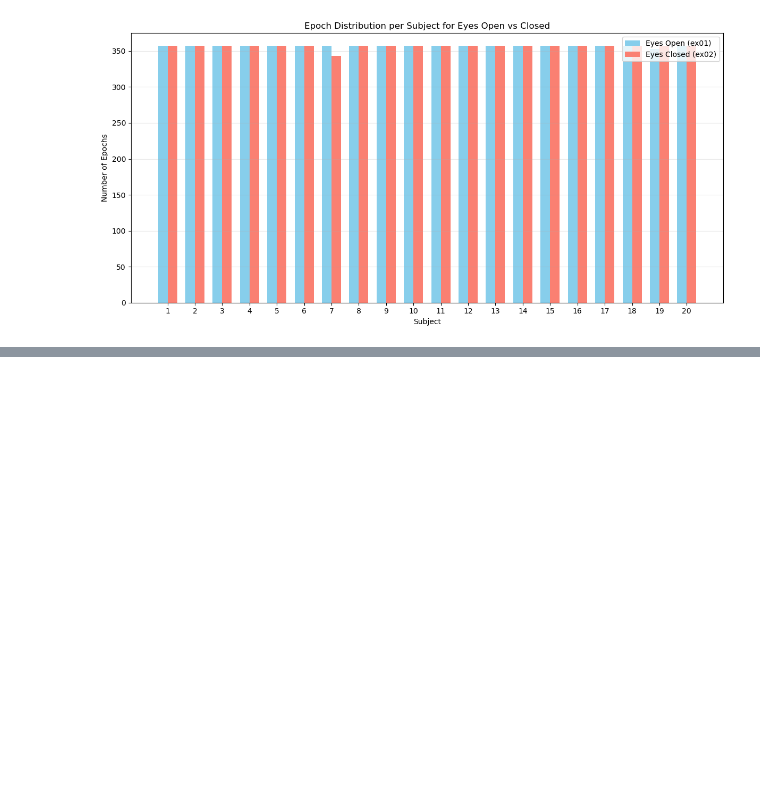
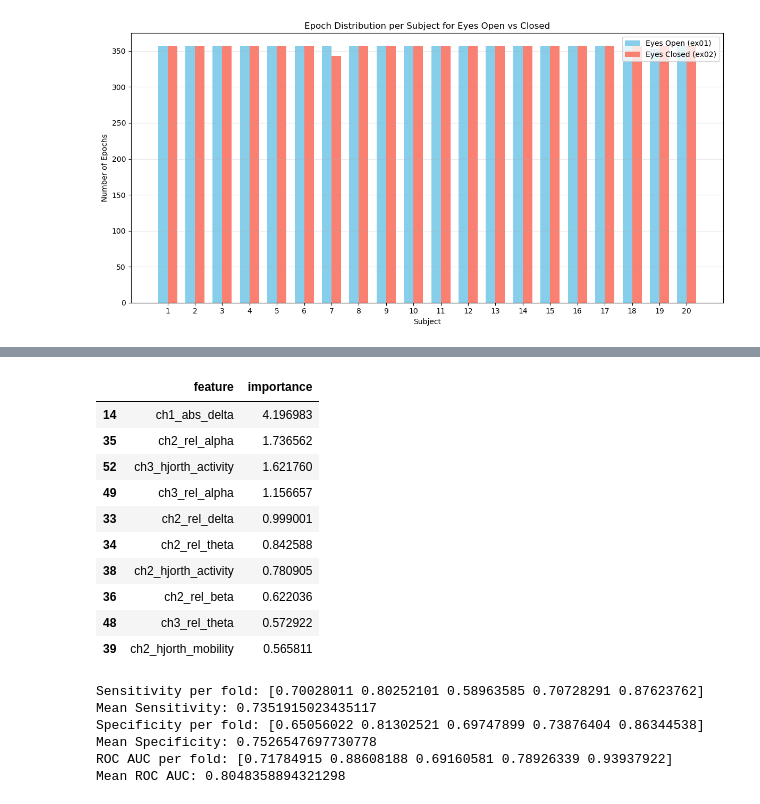
Before and after one commit to cristopher-d-delgado/Analysis-of-EEG-Signal, a Jupyter notebook: eda.ipynb, the cells around one changed output, grey strips where cells are left out. Saved outputs shown, nothing was run; the diff lists cells and outputs as text; code cells hidden in the pictures; blank space fills up the shorter version.

Commit message:
made baseline classifiers

```diff
--- a/eda.ipynb
+++ b/eda.ipynb
@@ -1204,0 +1280,66 @@ plt.show()
+# %%
+logreg_pipeline.fit(X, y)
+importances = logreg_pipeline.named_steps["clf"].coef_[0]
+feature_names = get_feature_names(n_channels=epochs.shape[2])
+feat_imp_df = pd.DataFrame({
+    "feature": feature_names,
+    "importance": importances
+})
+feat_imp_df = feat_imp_df.sort_values("importance", ascending=False)
+feat_imp_df.head(10)
+# %% [output]
+|  | feature | importance |
+| 14 | ch1_abs_delta | 4.196983 |
+| 35 | ch2_rel_alpha | 1.736562 |
+| 52 | ch3_hjorth_activity | 1.621760 |
+| 49 | ch3_rel_alpha | 1.156657 |
+| 33 | ch2_rel_delta | 0.999001 |
+| 34 | ch2_rel_theta | 0.842588 |
+| 38 | ch2_hjorth_activity | 0.780905 |
+| 36 | ch2_rel_beta | 0.622036 |
+| 48 | ch3_rel_theta | 0.572922 |
+| 39 | ch2_hjorth_mobility | 0.565811 |
+# %%
+from sklearn.ensemble import RandomForestClassifier
+
+rf_pipeline = Pipeline([
+    ("clf", RandomForestClassifier(
+        n_estimators=400,
+        max_depth=None,
+        min_samples_leaf=1,
+        class_weight="balanced",
+        random_state=42,
+        n_jobs=-1
+    ))
+])
+
+cv = GroupKFold(n_splits=5)
+
+scores_rf = cross_validate(
+    rf_pipeline,
+    X_z,
+    y,
+    groups=groups,
+    cv=cv,
+    scoring={
+        "sensitivity": sensitivity,
+        "specificity": specificity,
+        "roc_auc": "roc_auc"
+    }
+)
+
+print("Sensitivity per fold:", scores_rf["test_sensitivity"])
+print("Mean Sensitivity:", scores_rf["test_sensitivity"].mean())
+
+print("Specificity per fold:", scores_rf["test_specificity"])
+print("Mean Specificity:", scores_rf["test_specificity"].mean())
+
+print("ROC AUC per fold:", scores_rf["test_roc_auc"])
+print("Mean ROC AUC:", scores_rf["test_roc_auc"].mean())
+# %% [output]
+Sensitivity per fold: [0.70028011 0.80252101 0.58963585 0.70728291 0.87623762]
+Mean Sensitivity: 0.7351915023435117
+Specificity per fold: [0.65056022 0.81302521 0.69747899 0.73876404 0.86344538]
+Mean Specificity: 0.7526547697730778
+ROC AUC per fold: [0.71784915 0.88608188 0.69160581 0.78926339 0.93937922]
+Mean ROC AUC: 0.8048358894321298
```
Also changed, not shown: parts of 3 cells of this notebook.
